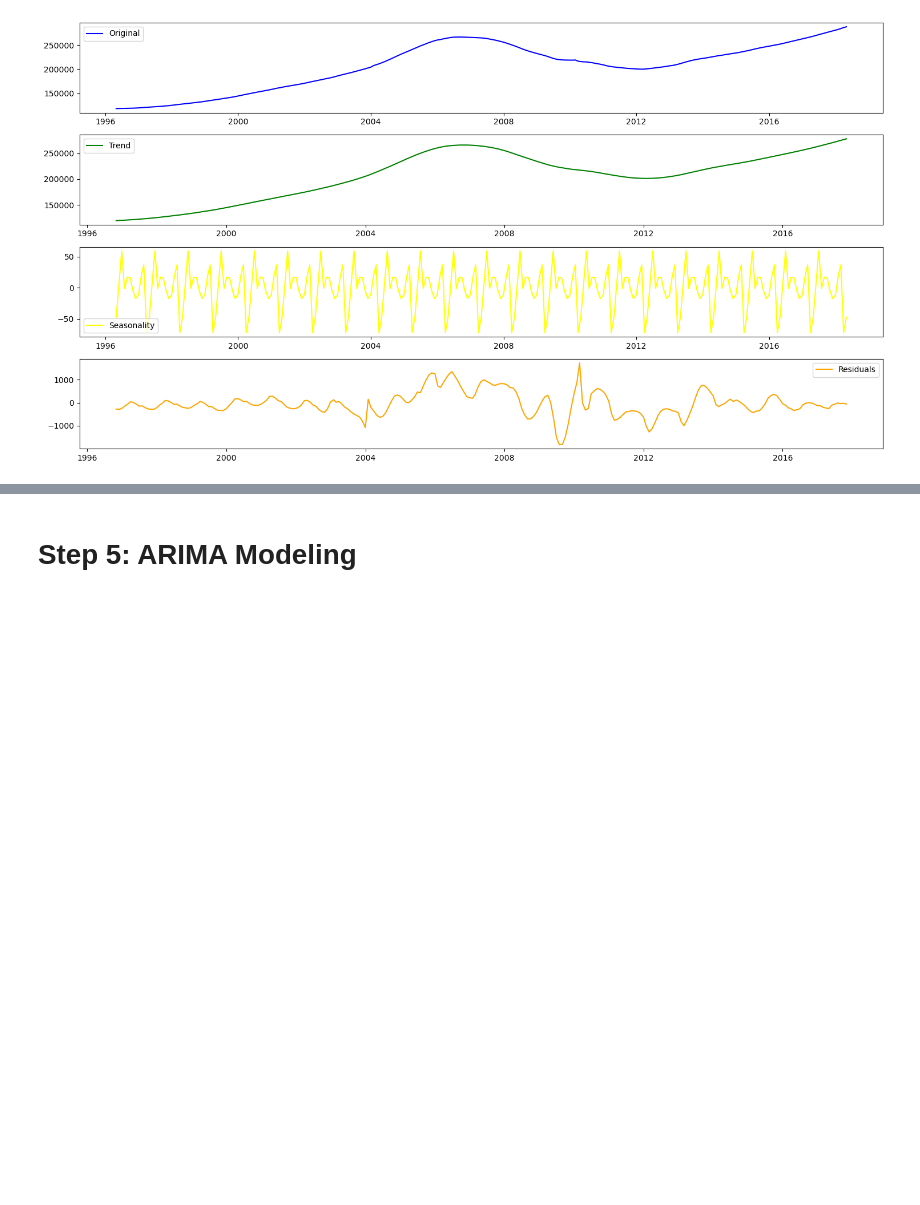
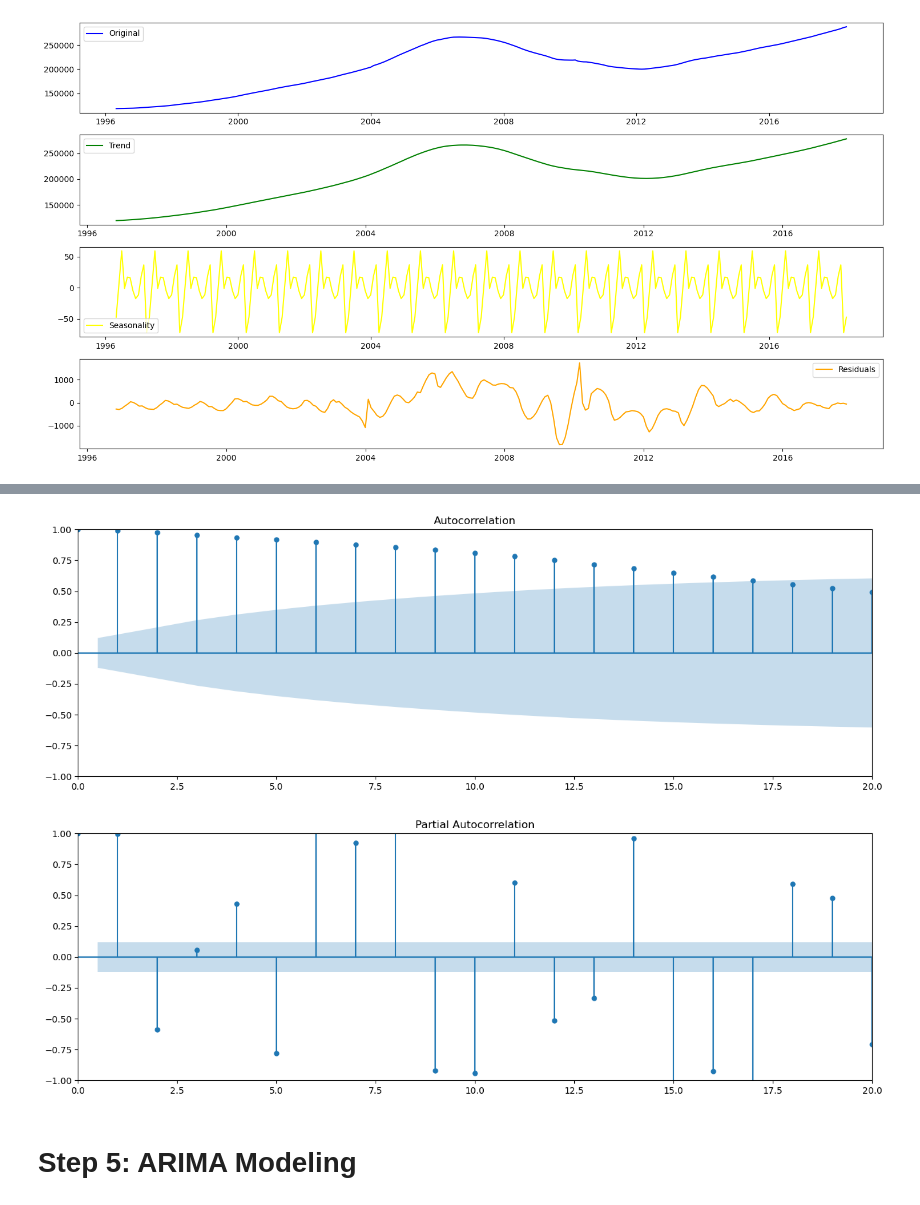
Before and after one commit to Lawez/phase-4-group-project, a Jupyter notebook: starter_notebook.ipynb, the cells around one changed output, grey strips where cells are left out. Drawn from its saved outputs; the diff is of its cells as text; code cells hidden in the pictures; blank space fills up the shorter version.

```diff
--- a/starter_notebook.ipynb
+++ b/starter_notebook.ipynb
@@ -734,3 +759,15 @@ plt.tight_layout()
+# %%
+# Autocorrelation and Partial Autocorrelation Graphs
+from statsmodels.graphics.tsaplots import plot_acf, plot_pacf
+from matplotlib.pylab import rcParams
+
+rcParams['figure.figsize']=16,5
+plot_acf(monthly_time_series.diff(periods=3).bfill()); plt.xlim(0,20); plt.show()
+plot_pacf(monthly_time_series.diff(periods=3).bfill()); plt.xlim(0,20); plt.ylim(-1,1);
+plt.show()
+# %% [output]
+[figure, added]
+[figure, added]
 # %% [markdown]
 # Step 5: ARIMA Modeling
 # %% [markdown]
```
Also changed, not shown: parts of 5 cells of this notebook.
